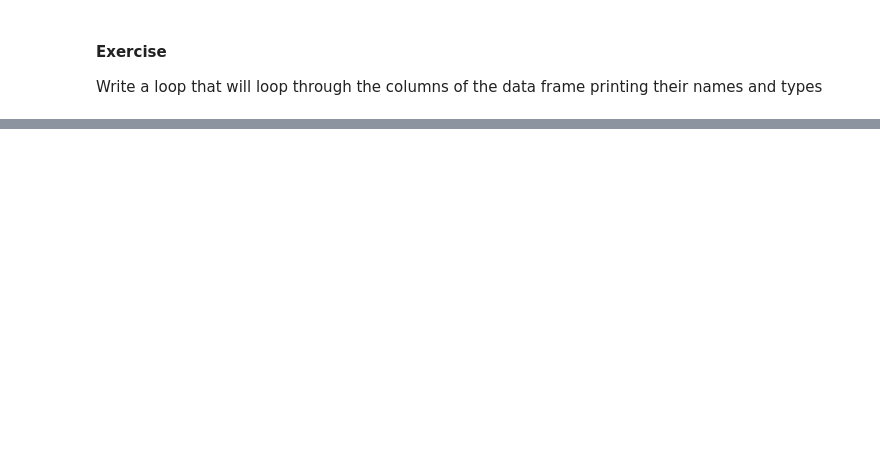
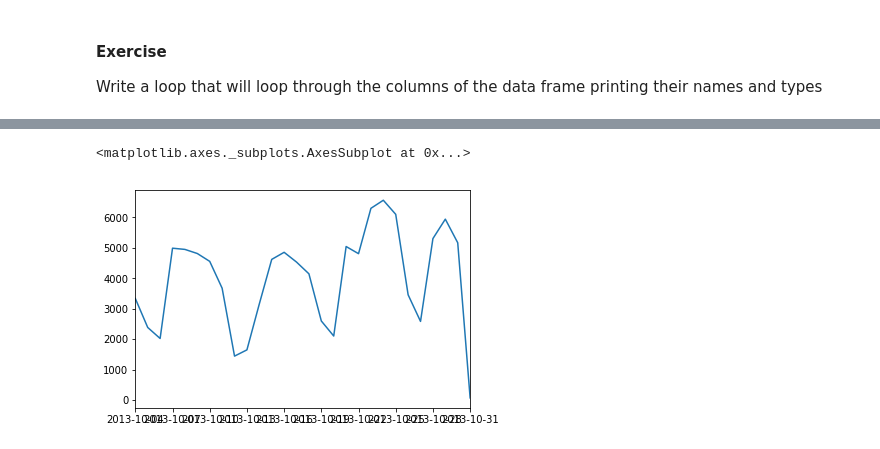
Before and after one commit to mikekaminsky/python-for-data-analysis, a Jupyter notebook: Class 1.ipynb, the cells around one changed output, grey strips where cells are left out. Cells and saved outputs as stored; diff of their text form; code cells hidden in the pictures; blank space fills up the shorter version.

Commit message:
Complete class 1
Includes content on jupyter and some intros to pandas plotting

```diff
--- a/Class 1.ipynb
+++ b/Class 1.ipynb
@@ -386,2 +270,13 @@ Requirement already satisfied: six>=1.10 in /Users/michael/.virtualenvs/python-f
 # %%
 complaints['created'] = pd.to_datetime(complaints['Created Date'])
+complaints.set_index('created', inplace=True)
+# %%
+complaints['Unique Key'].groupby([complaints.index.date]).count().plot(kind='line')
+
+
+
+
+#df.groupby([df.index.date, 'action']).count().plot(kind='bar')
+# %% [output]
+<matplotlib.axes._subplots.AxesSubplot at 0x...>
+[figure, added]
```
Also changed, not shown: parts of 29 cells of this notebook.
